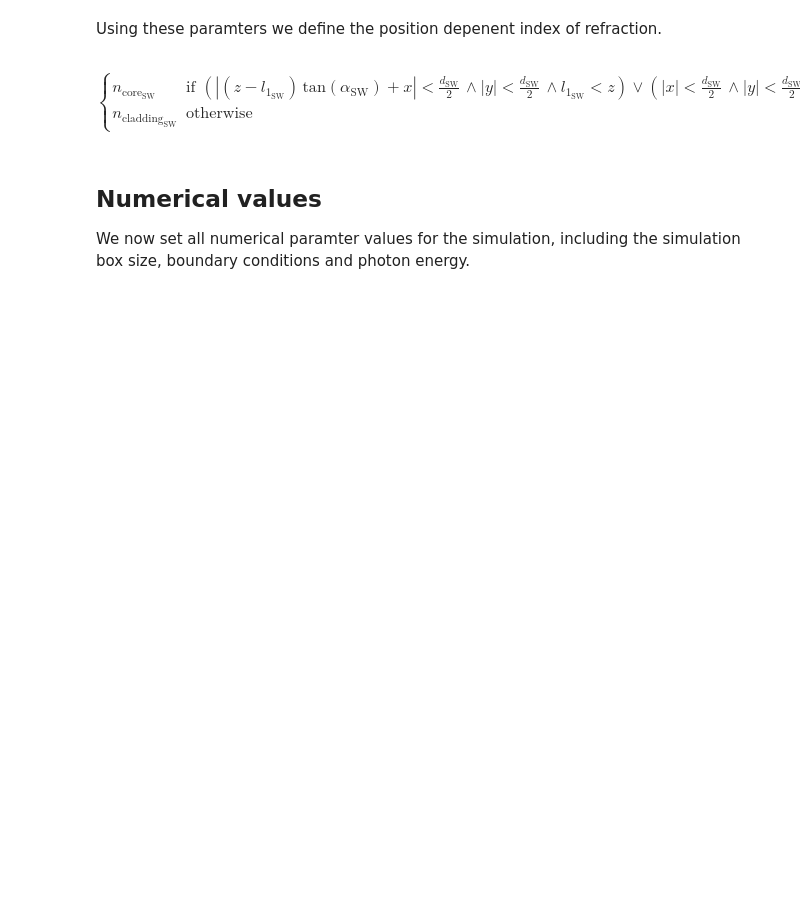
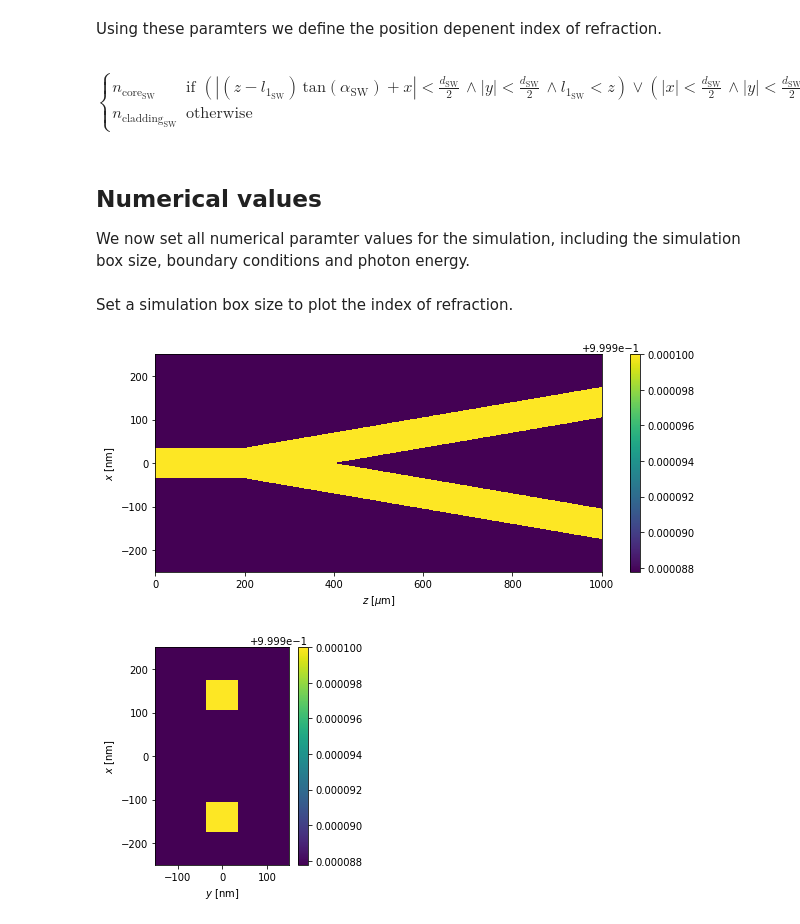
Before and after one commit to TheLartians/PyPropagate, a Jupyter notebook: notebooks/Examples/Split Waveguide.ipynb, the cells around one changed output. Saved outputs shown, nothing was run; the diff lists cells and outputs as text; code cells hidden in the pictures; blank space fills up the shorter version.

```diff
--- a/notebooks/Examples/Split Waveguide.ipynb
+++ b/notebooks/Examples/Split Waveguide.ipynb
@@ -37,0 +49,9 @@ We now set all numerical paramter values for the simulation, including the simul
+# %% [markdown]
+Set a simulation box size to plot the index of refraction.
+# %%
+settings.simulation_box.set((0.5*units.um,0.3*units.um,1*units.mm),(1000,500,1000))
+plot(s.n.subs(s.y,0),settings,figsize=(10,4))
+plot(s.n.subs(s.z,s.zmax),settings,figsize=(3,4));
+# %% [output]
+[figure, added]
+[figure, added]
```
Also changed, not shown: parts of 19 cells of this notebook, 8 other files.
